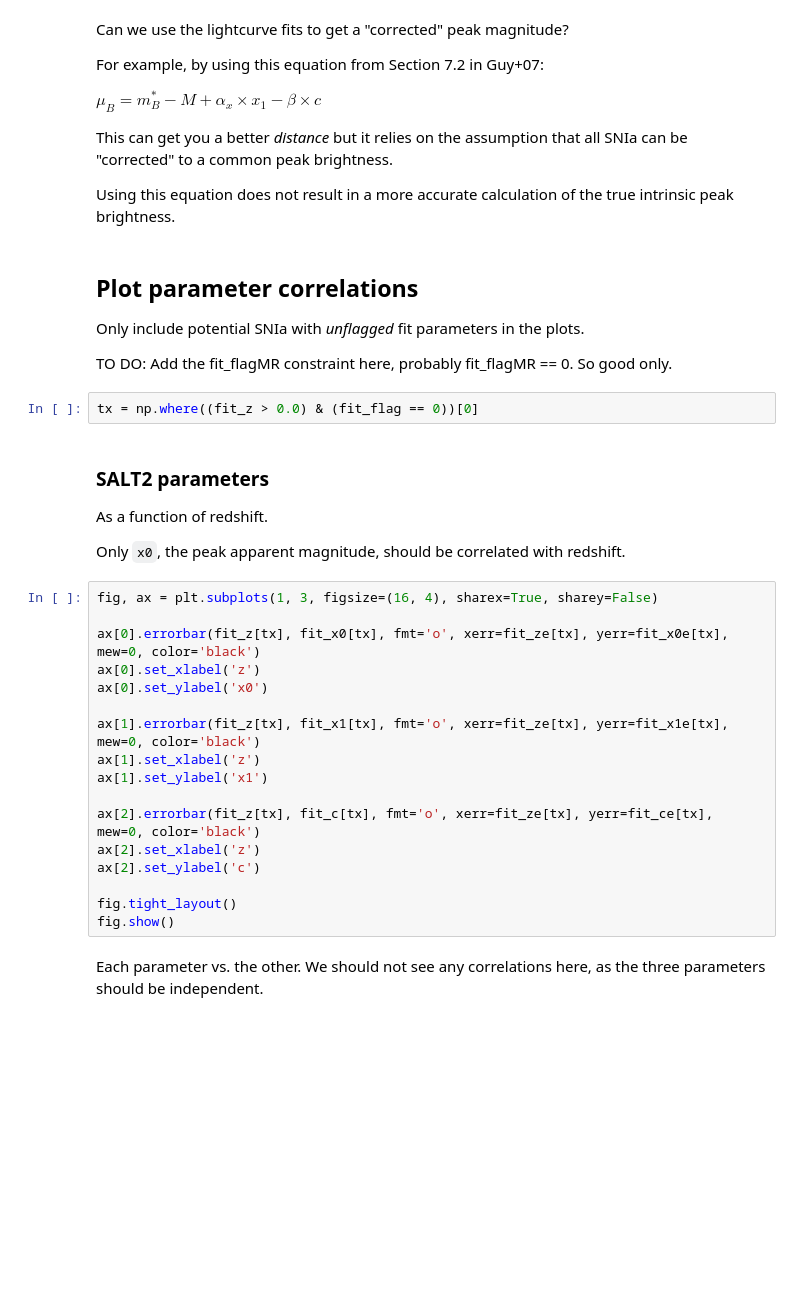
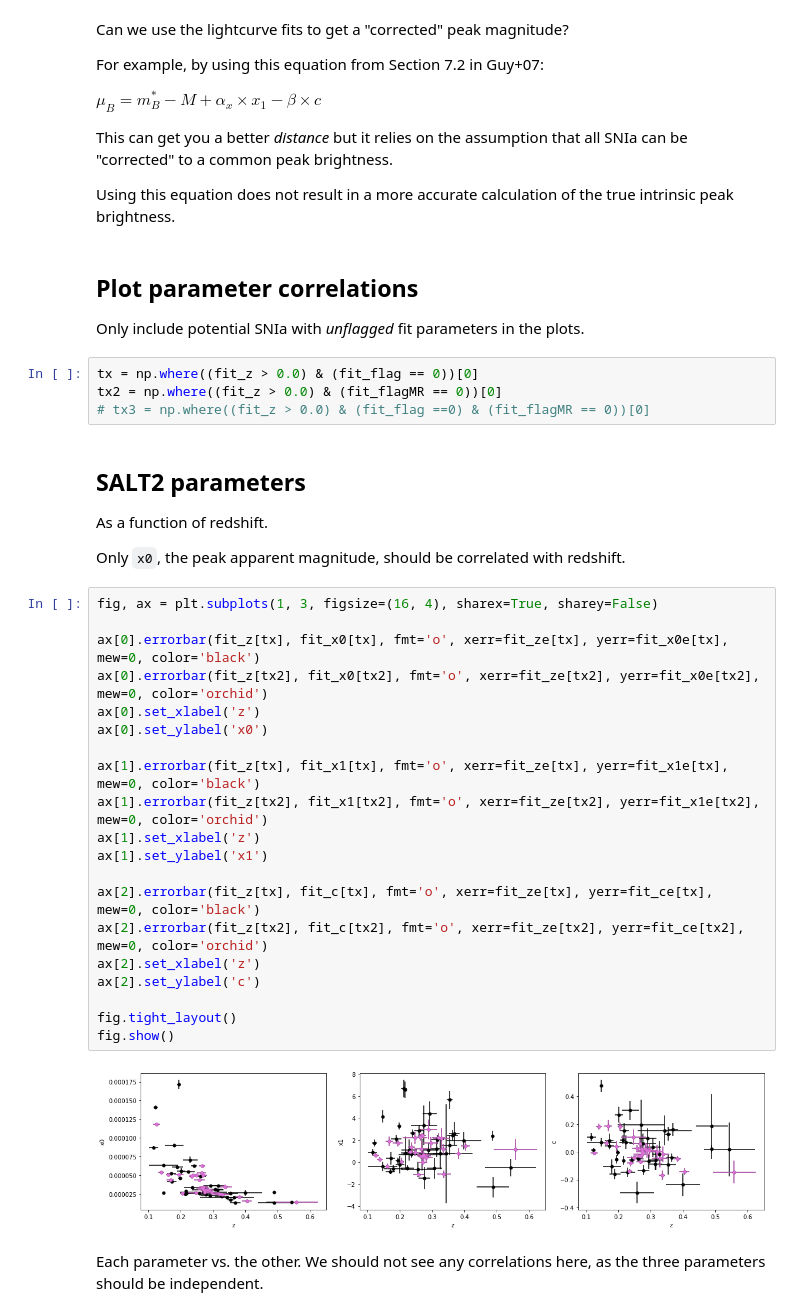
Before and after one commit to MelissaGraham/decam_ddf_tools, a Jupyter notebook: transients_science/SNIa/4_analyze_potential_snia_sncosmo.ipynb, the cells around one changed output. Drawn from its saved outputs; the diff is of its cells as text; blank space fills up the shorter version.

```diff
--- a/transients_science/SNIa/4_analyze_potential_snia_sncosmo.ipynb
+++ b/transients_science/SNIa/4_analyze_potential_snia_sncosmo.ipynb
@@ -208,12 +208,12 @@ Using this equation does not result in a more accurate calculation of the true i
 ## Plot parameter correlations
 
 Only include potential SNIa with *unflagged* fit parameters in the plots.
-
-TO DO: Add the fit_flagMR constraint here, probably fit_flagMR == 0. So good only.
 # %%
 tx = np.where((fit_z > 0.0) & (fit_flag == 0))[0]
+tx2 = np.where((fit_z > 0.0) & (fit_flagMR == 0))[0]
+# tx3 = np.where((fit_z > 0.0) & (fit_flag ==0) & (fit_flagMR == 0))[0]
 # %% [markdown]
-### SALT2 parameters
+## SALT2 parameters
 
 As a function of redshift.
 
@@ -221,20 +221,25 @@ Only `x0`, the peak apparent magnitude, should be correlated with redshift.
 # %%
 fig, ax = plt.subplots(1, 3, figsize=(16, 4), sharex=True, sharey=False)
 
 ax[0].errorbar(fit_z[tx], fit_x0[tx], fmt='o', xerr=fit_ze[tx], yerr=fit_x0e[tx], mew=0, color='black')
+ax[0].errorbar(fit_z[tx2], fit_x0[tx2], fmt='o', xerr=fit_ze[tx2], yerr=fit_x0e[tx2], mew=0, color='orchid')
 ax[0].set_xlabel('z')
 ax[0].set_ylabel('x0')
 
 ax[1].errorbar(fit_z[tx], fit_x1[tx], fmt='o', xerr=fit_ze[tx], yerr=fit_x1e[tx], mew=0, color='black')
+ax[1].errorbar(fit_z[tx2], fit_x1[tx2], fmt='o', xerr=fit_ze[tx2], yerr=fit_x1e[tx2], mew=0, color='orchid')
 ax[1].set_xlabel('z')
 ax[1].set_ylabel('x1')
 
 ax[2].errorbar(fit_z[tx], fit_c[tx], fmt='o', xerr=fit_ze[tx], yerr=fit_ce[tx], mew=0, color='black')
+ax[2].errorbar(fit_z[tx2], fit_c[tx2], fmt='o', xerr=fit_ze[tx2], yerr=fit_ce[tx2], mew=0, color='orchid')
 ax[2].set_xlabel('z')
 ax[2].set_ylabel('c')
 
 fig.tight_layout()
 fig.show()
+# %% [output]
+[figure, added]
 # %% [markdown]
 Each parameter vs. the other. We should not see any correlations here, as the three parameters should be independent.
 # %%
```
Also changed, not shown: parts of 23 cells of this notebook, 8 other files.
